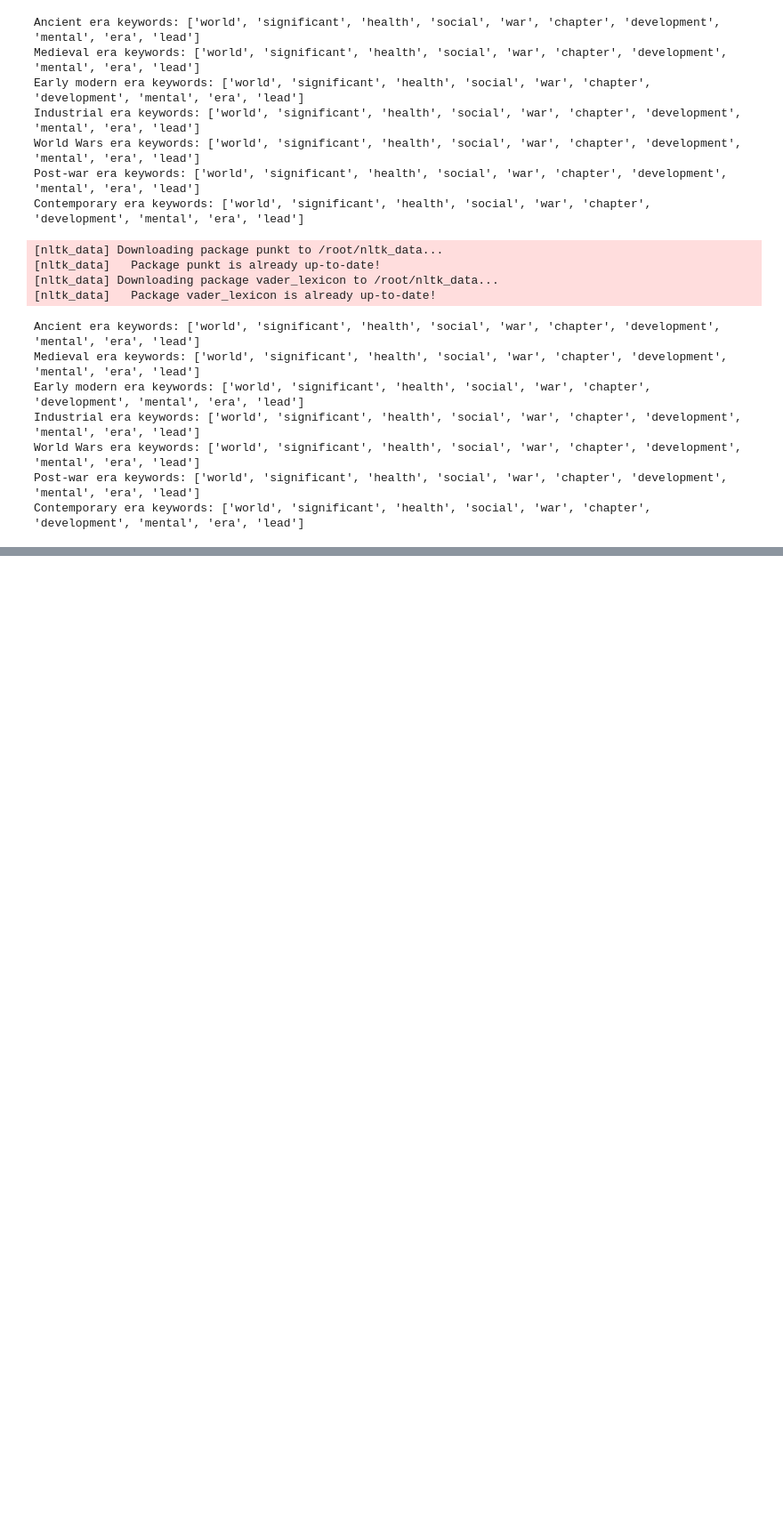
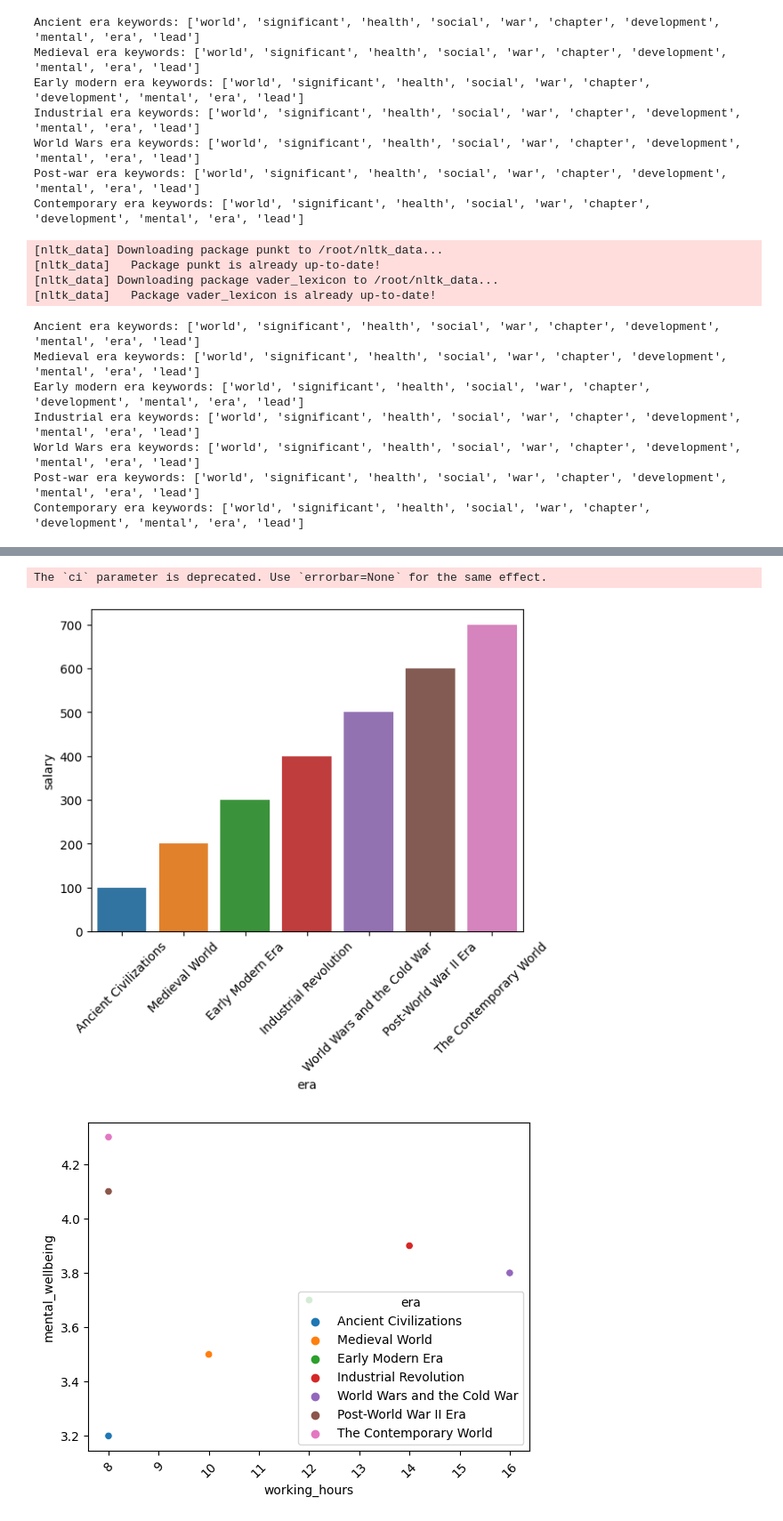
Before and after one commit to Emily20222022/blog_analytic_master, a Jupyter notebook: dash_app_for_DS.ipynb, the cells around one changed output, grey strips where cells are left out. Shown at 89% size. Drawn from its saved outputs; the diff is of its cells as text; code cells hidden in the pictures; blank space fills up the shorter version.

```diff
--- a/dash_app_for_DS.ipynb
+++ b/dash_app_for_DS.ipynb
@@ -392,0 +545,39 @@ Contemporary era keywords: ['world', 'significant', 'health', 'social', 'war', '
+# %%
+import pandas as pd
+import matplotlib.pyplot as plt
+import seaborn as sns
+
+# Example data for job types, salary, working hours, and mental well-being
+data = {'era': ['Ancient Civilizations', 'Medieval World', 'Early Modern Era', 'Industrial Revolution', 'World Wars and the Cold War', 'Post-World War II Era', 'The Contemporary World'],
+        'job_type': ['farmer', 'craftsman', 'merchant', 'factory worker', 'soldier', 'office worker', 'software engineer'],
+        'salary': [100, 200, 300, 400, 500, 600, 700],
+        'working_hours': [8, 10, 12, 14, 16, 8, 8],
+        'mental_wellbeing': [3.2, 3.5, 3.7, 3.9, 3.8, 4.1, 4.3]}
+
+# Create a DataFrame from the data
+df = pd.DataFrame(data)
+
+# Group the data by era and compute summary statistics
+summary_stats = df.groupby('era').agg({'job_type': 'count', 'salary': ['mean', 'std'], 'working_hours': ['mean', 'std'], 'mental_wellbeing': 'mean'})
+
+# Print the summary statistics
+print(summary_stats)
+
+# Create a bar chart of average salary by era
+sns.barplot(x='era', y='salary', data=df, ci=None)
+plt.xticks(rotation=45)
+plt.show()
+
+# Create a scatter plot of working hours vs. mental well-being, with era as the color
+sns.scatterplot(x='working_hours', y='mental_wellbeing', hue='era', data=df)
+plt.xticks(rotation=45)
+plt.show()
+
+sns.scatterplot(x='job_type', y='salary', hue='era', data=df)
+plt.xticks(rotation=45)
+plt.show()
+
+sns.scatterplot(x='working_hours', y='job_type', hue='era', data=df)
+plt.xticks(rotation=45)
+plt.show()
+# %% [output]
@@ -392,0 +601,3 @@ Contemporary era keywords: ['world', 'significant', 'health', 'social', 'war', '
+The `ci` parameter is deprecated. Use `errorbar=None` for the same effect.
+[figure, added]
+[figure, added]
```
Also changed, not shown: parts of 11 cells of this notebook.
